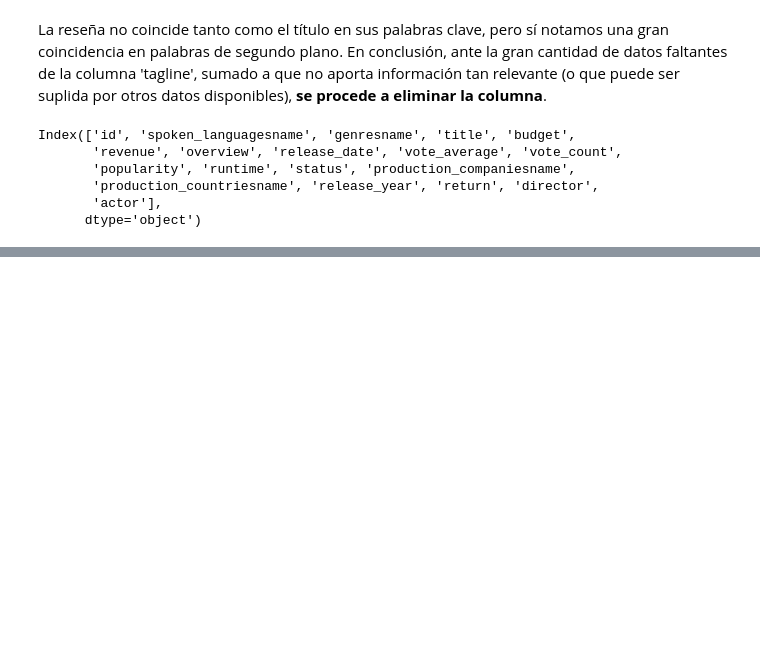
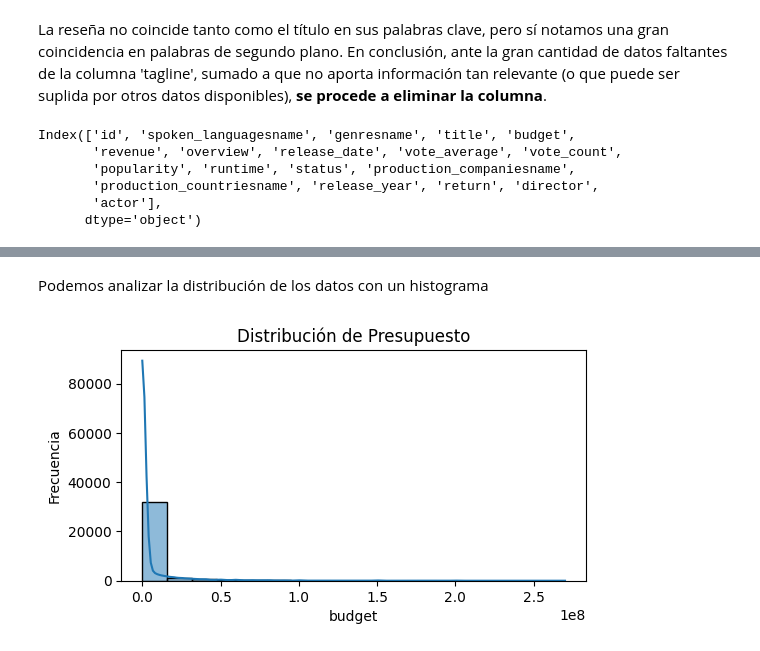
Before and after one commit to gastorellano/Proyect_MLOps, a Jupyter notebook: Notebooks/EDA.ipynb, the cells around one changed output, grey strips where cells are left out. Cells and saved outputs as stored; diff of their text form; code cells hidden in the pictures; blank space fills up the shorter version.

```diff
--- a/Notebooks/EDA.ipynb
+++ b/Notebooks/EDA.ipynb
@@ -313,0 +417,12 @@ df[['budget','revenue','return','vote_average','vote_count','popularity']].descr
+# %% [markdown]
+Podemos analizar la distribución de los datos con un histograma
+# %%
+%matplotlib inline
+plt.figure(figsize=(6, 3))
+sns.histplot(df['budget'].dropna(), kde=True)
+plt.title(f'Distribución de Presupuesto')
+plt.xlabel(col)
+plt.ylabel('Frecuencia')
+plt.show()
+# %% [output]
+[figure, added]
```
Also changed, not shown: parts of 25 cells of this notebook.
